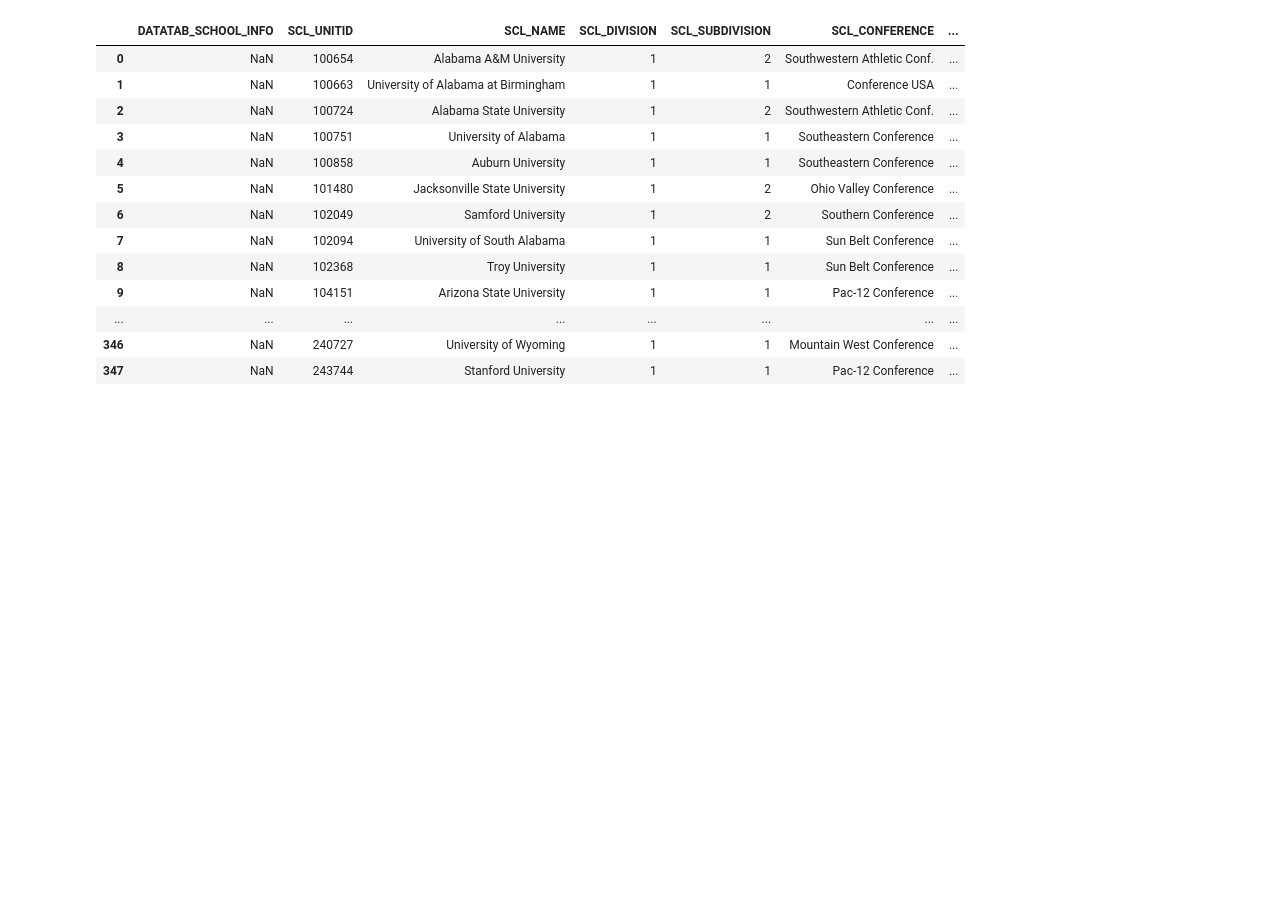
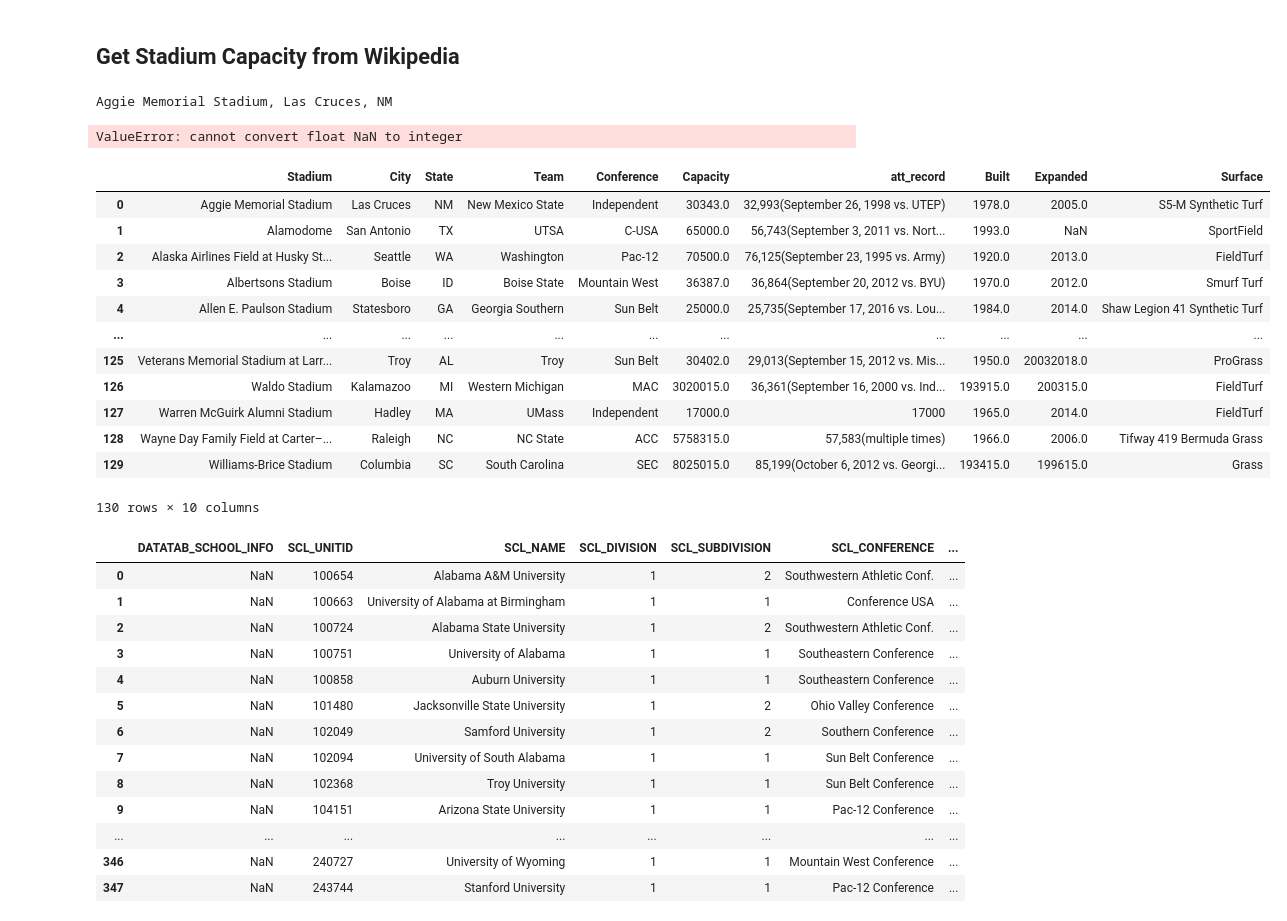
Before and after one commit to JordanHyatt/bigdata, a Jupyter notebook: z_Lab1.ipynb, the cells around one changed output. Saved outputs shown, nothing was run; the diff lists cells and outputs as text; code cells hidden in the pictures; blank space fills up the shorter version.

```diff
--- a/z_Lab1.ipynb
+++ b/z_Lab1.ipynb
@@ -8,6 +9,58 @@ from django_pandas.io import read_frame
 import os
 from os.path import join
 pwd=os.getcwd()
+# %% [markdown]
+## Get Stadium Capacity from Wikipedia
+# %%
+url=r'https://en.wikipedia.org/wiki/List_of_NCAA_Division_I_FBS_football_stadiums'
+df=pd.read_html(url)[0]
+df=df.rename(columns={'Record1':'att_record','Expanded 2':'Expanded'})
+df=df.drop('Image',axis=1)
+def remove_wiki_citation(df,col_list=None):
+    if col_list == None:
+        col_list = df.columns
+    for col in col_list:
+        df[col]=df[col].str.replace('[\[\d\]]]','').str.replace(r'[','')
+
+DFC = DataFrameCleaner(df)
+DFC.remove_wiki_citation()
+DFC.keep_numeric_only(col_list=['Capacity','Built','Expanded'],type_coerce=np.float)
+df = DFC.df
+# %%
+for tup in df.itertuples():
+    stadium,c = Stadium.objects.update_or_create(
+        name=tup.Stadium,
+        defaults=dict(
+            name=tup.Stadium,
+            city=tup.City,
+            state=tup.State,
+            year_built=tup.Built,
+            year_expanded=tup.Expanded,
+            capacity=tup.Capacity,
+            wiki_team_name=tup.Team,
+            surface=tup.Surface
+        )
+    )
+    print(stadium)
+# %% [output]
+Aggie Memorial Stadium, Las Cruces, NM
+ValueError: cannot convert float NaN to integer
+# %%
+df
+# %% [output]
+|  | Stadium | City | State | Team | Conference | Capacity | att_record | Built | Expanded | Surface |
+| 0 | Aggie Memorial Stadium | Las Cruces | NM | New Mexico State | Independent | 30343.0 | 32,993(September 26, 1998 vs. UTEP) | 1978.0 | 2005.0 | S5-M Synthetic Turf |
+| 1 | Alamodome | San Antonio | TX | UTSA | C-USA | 65000.0 | 56,743(September 3, 2011 vs. Nort... | 1993.0 | NaN | SportField |
+| 2 | Alaska Airlines Field at Husky St... | Seattle | WA | Washington | Pac-12 | 70500.0 | 76,125(September 23, 1995 vs. Army) | 1920.0 | 2013.0 | FieldTurf |
+| 3 | Albertsons Stadium | Boise | ID | Boise State | Mountain West | 36387.0 | 36,864(September 20, 2012 vs. BYU) | 1970.0 | 2012.0 | Smurf Turf |
+| 4 | Allen E. Paulson Stadium | Statesboro | GA | Georgia Southern | Sun Belt | 25000.0 | 25,735(September 17, 2016 vs. Lou... | 1984.0 | 2014.0 | Shaw Legion 41 Synthetic Turf |
+| ... | ... | ... | ... | ... | ... | ... | ... | ... | ... | ... |
+| 125 | Veterans Memorial Stadium at Larr... | Troy | AL | Troy | Sun Belt | 30402.0 | 29,013(September 15, 2012 vs. Mis... | 1950.0 | 20032018.0 | ProGrass |
+| 126 | Waldo Stadium | Kalamazoo | MI | Western Michigan | MAC | 3020015.0 | 36,361(September 16, 2000 vs. Ind... | 193915.0 | 200315.0 | FieldTurf |
+| 127 | Warren McGuirk Alumni Stadium | Hadley | MA | UMass | Independent | 17000.0 | 17000 | 1965.0 | 2014.0 | FieldTurf |
+| 128 | Wayne Day Family Field at Carter–... | Raleigh | NC | NC State | ACC | 5758315.0 | 57,583(multiple times) | 1966.0 | 2006.0 | Tifway 419 Bermuda Grass |
+| 129 | Williams-Brice Stadium | Columbia | SC | South Carolina | SEC | 8025015.0 | 85,199(October 6, 2012 vs. Georgi... | 193415.0 | 199615.0 | Grass |
+130 rows × 10 columns
 # %%
 path = join(pwd,'z_data\grad_rates.txt')
 df=pd.read_csv(path)
```
Also changed, not shown: parts of 1 cell of this notebook, 6 other files.
